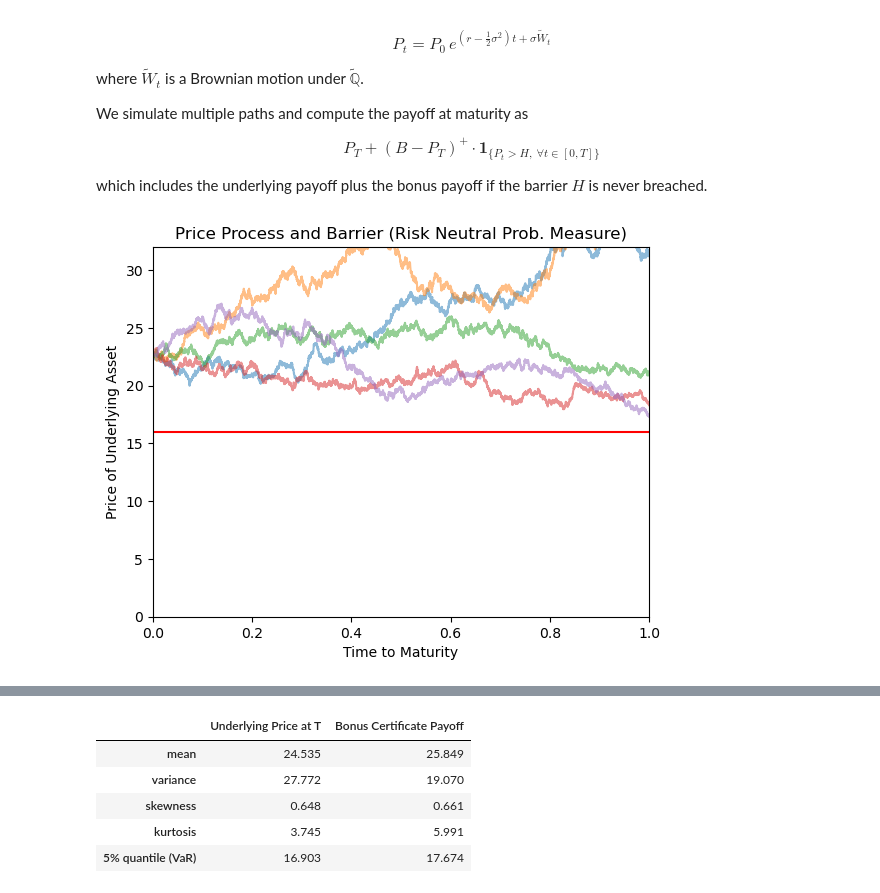
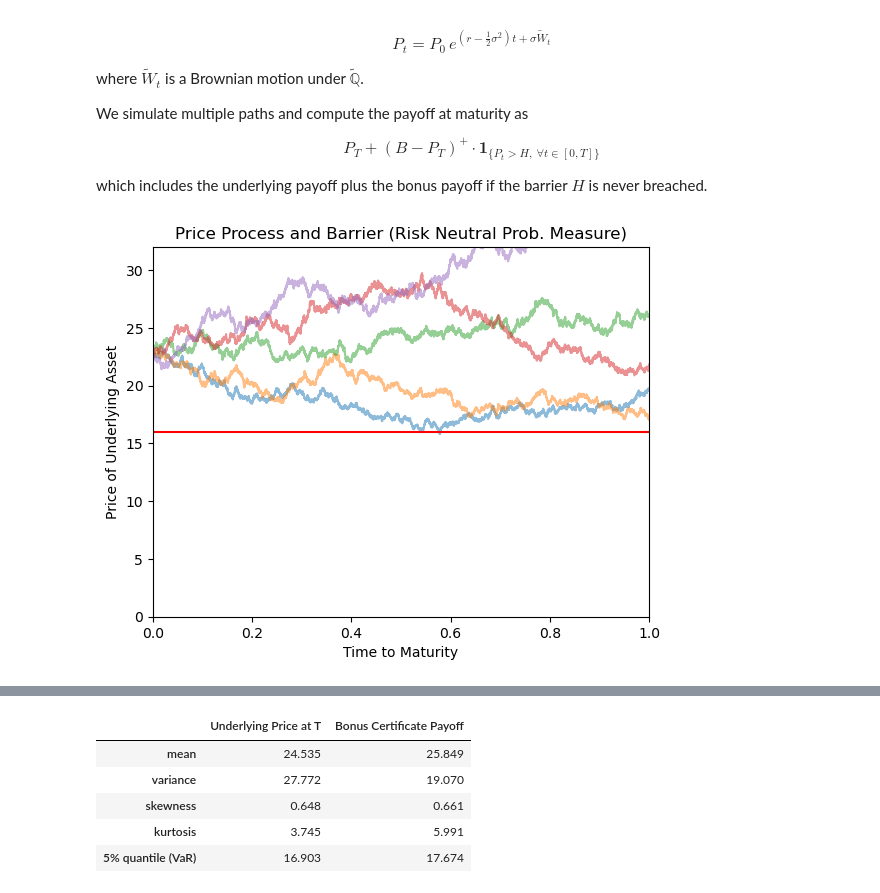
Before and after one commit to manuelgonzalzz/bonus-certificate, a Jupyter notebook: manuel.ipynb, the cells around one changed output, grey strips where cells are left out. Cells and saved outputs as stored; diff of their text form; code cells hidden in the pictures.

```diff
--- a/manuel.ipynb
+++ b/manuel.ipynb
@@ -550,57 +526,40 @@ $$
 
 which includes the underlying payoff plus the bonus payoff if the barrier $H$ is never breached.
 # %%
-def BM(T,n):
-    """
-    Simulate a Brownian motion path.
-
-    Parameters
-    ----------
-    T : float
-        The time horizon.
-    n : int
-        The number of time steps.
-    """
-    dt = T / n
-    t = np.linspace(0,T,n+1)
-    W = np.zeros(n+1)
-    W[1:] = np.cumsum(np.sqrt(dt) * np.random.normal(size=n))
-    return t, W
-
 def PriceProcess(T,P0,sigma,r,n=10_000):
     """
     Simulate a Geometric Brownian motion path.
 
     Parameters
     ----------
     T : float
         The time horizon.
     n : int
         The number of time steps.
     """
     dt = T / n
     t = np.linspace(0,T,n+1)
     X = np.zeros(n+1)
     X[1:] = np.cumsum(
         (r-0.5*sigma*sigma) * dt
         + sigma * np.sqrt(dt) * np.random.standard_normal(size=n)
     )
     P = P0 * np.exp(X)
     return t,P
 
 for _ in range(5):
     t,P = PriceProcess(T=T,P0=P0,sigma=sigma,r=r)
     plt.plot(t,P,alpha=0.5)
 
 plt.plot([0,1],[H,H],color='red')
 plt.xlim((0,1))
 plt.ylim(0,2 * H)
 plt.title('Price Process and Barrier (Risk Neutral Prob. Measure)')
 plt.xlabel('Time to Maturity')
 plt.ylabel('Price of Underlying Asset')
 plt.show()
 # %% [output]
-[figure, old version]
+[figure, new version]
 # %%
 def BonusPayoff(Pt,H,B,Capped=None):
     PT = Pt[-1]
```
Also changed, not shown: parts of 12 cells of this notebook.
